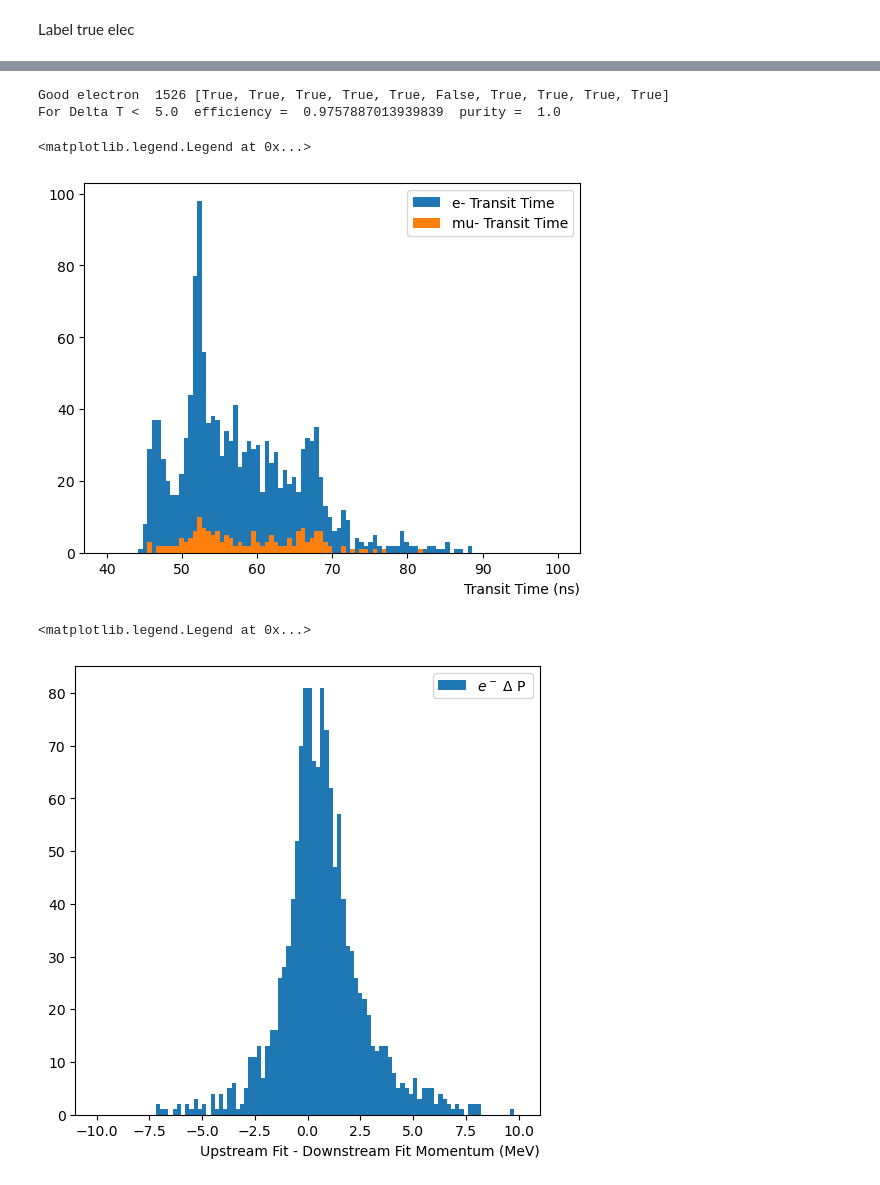
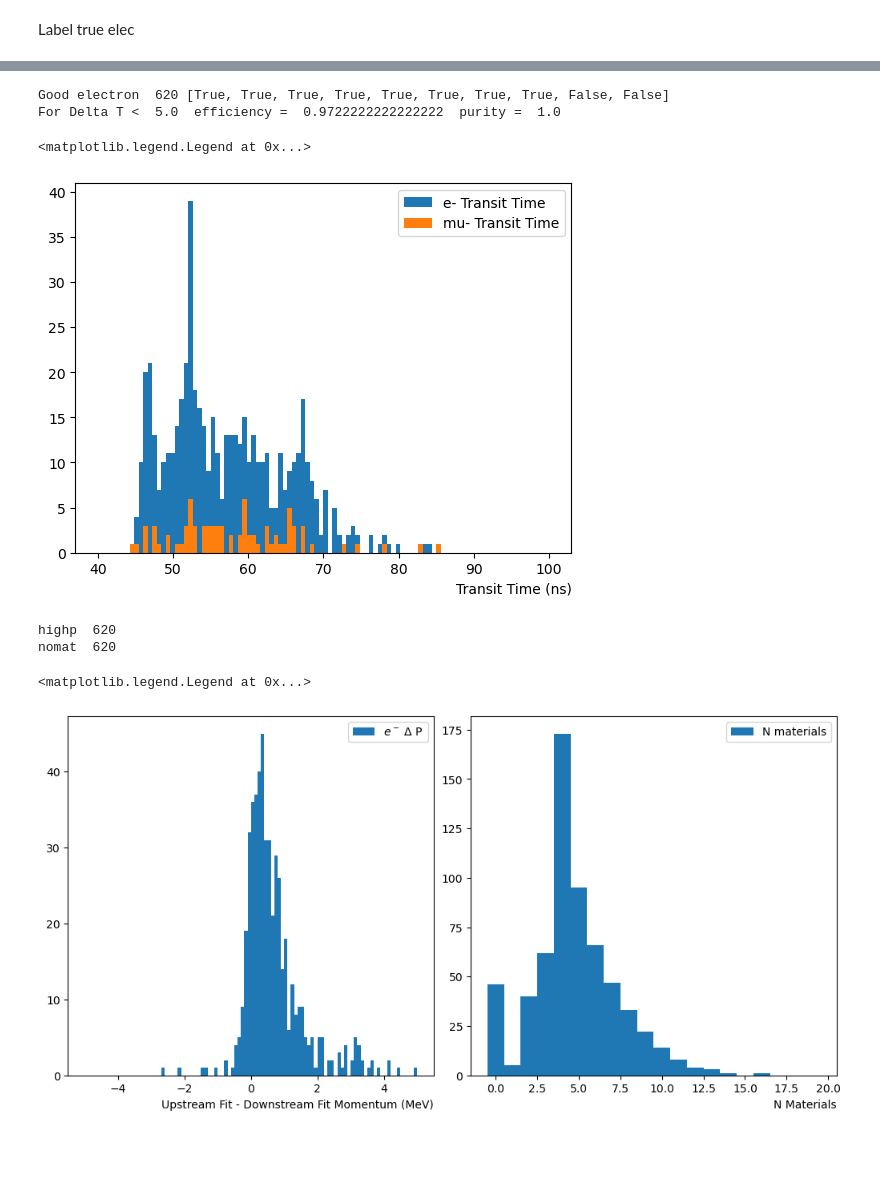
Before and after one commit to brownd1978/KKTrain, a Jupyter notebook: Reflections_em.ipynb, the cells around one changed output, grey strips where cells are left out. Cells and saved outputs as stored; diff of their text form; code cells hidden in the pictures; blank space fills up the shorter version.

```diff
--- a/Reflections_em.ipynb
+++ b/Reflections_em.ipynb
@@ -23,13 +24,17 @@ input_dataset = np.empty
 temp = np.empty
 signal = np.empty
 backgnd = np.empty
-files = ["/global/cfs/cdirs/m3712/Mu2e/TARef_test.root:TAReM/trkana"]
+#files = ["/global/cfs/cdirs/m3712/Mu2e/TARef_v7.root:TAReM/trkana"]
+files = ["/Users/brownd/data/TARef_40.root:TAReM/trkana"]
 
 up_up_time = []
 up_down_time = []
 down_down_time = []
 upmcpdg = []
 downmcpdg = []
+upmc_px = []
+upmc_py = []
+upmc_pz = []
 up_px = []
 up_py = []
 up_pz = []
@@ -71,6 +76,7 @@ for batch,rep in uproot.iterate(files,filter_name="/trk|trkfit|trkmcsim/i",repor
     downtrkmcsim = downtrkmcsim[has_all]
     upmcpdg.extend(uptrkmcsim['pdg'])
     downmcpdg.extend(downtrkmcsim['pdg'])
+
     up_px.extend(ak.flatten(upstream[has_all][up_down]['mom']['fCoordinates']['fX']))
     up_py.extend(ak.flatten(upstream[has_all][up_down]['mom']['fCoordinates']['fY']))
     up_pz.extend(ak.flatten(upstream[has_all][up_down]['mom']['fCoordinates']['fZ']))
@@ -99,16 +105,10 @@ for dpdg in deltapdg :
     decay.append(dpdg != 0)
 decay = np.array(decay)
 
-#print("NIPA_up",len(nipa_up),nipa_up[:10])
-
-up_px = np.square(up_px)
-up_py = np.square(up_py)
-up_pz = np.square(up_pz)
-down_px = np.square(down_px)
-down_py = np.square(down_py)
-down_pz = np.square(down_pz)
-up_mom = np.sqrt(np.add(up_px,up_py,up_pz))
-down_mom = np.sqrt(np.add(down_px,down_py,down_pz))
+up_mom2 = np.square(up_px) + np.square(up_py) + np.square(up_pz)
+up_mom = np.sqrt(up_mom2)
+down_mom2 = np.square(down_px) + np.square(down_py) + np.square(down_pz)
+down_mom = np.sqrt(down_mom2)
 
 nipa = np.add(nipa_up,nipa_down)
 nst = np.add(nst_up,nst_down)
@@ -181,8 +189,8 @@ eff = good_em.sum()/true_em.sum()
 pur = true_good_em.sum()/good_em.sum()
 print("For Delta T < ", max_tdiff , " efficiency = ",eff," purity = ",pur)
 # %% [output]
-Good electron  1526 [True, True, True, True, True, False, True, True, True, True]
-For Delta T <  5.0  efficiency =  0.9757887013939839  purity =  1.0
+Good electron  620 [True, True, True, True, True, True, True, True, False, False]
+For Delta T <  5.0  efficiency =  0.9722222222222222  purity =  1.0
 # %%
 transit_time = np.subtract(up_down_time,up_up_time)
 em_transit_time = transit_time[true_em]
@@ -193,33 +201,39 @@ plt.xlabel('Transit Time (ns)', loc='right')
 plt.legend()
 # %% [output]
 <matplotlib.legend.Legend at 0x...>
-[figure, old version]
+[figure, new version]
 # %%
 mom_diff = np.subtract(up_mom,down_mom)
 nomat = []
 for nm in nmat :
-    nomat.append( nm ==0 )
-nomat = np.array(nomat)
+    nomat.append( nm <4 )
+print("highp ",len(highp))
+print("nomat ",len(nomat))
 good_em_nomat = np.logical_and(nomat,good_em)
 
 em_mom_diff = mom_diff[good_em]
 em_mom_diff_nomat = mom_diff[good_em_nomat]
 nmat_good = nmat[good_em]
 up_mom_good = up_mom[good_em]
 
-#fig, (ax0, ax1, ax2)  = plt.subplots(1,3,layout='constrained', figsize=(15,4))
-fig, (ax0)  = plt.subplots(1,1,layout='constrained', figsize=(5,5))
-#ax0.hist(em_mom_diff,label="$e^-$ $\Delta$ P", histtype='step', bins=100,range=(-10,10))
-ax0.hist(em_mom_diff,label="$e^-$ $\Delta$ P",bins=100,range=(-10,10))
-#ax0.hist(em_mom_diff_nomat,label="e- Upstream - Downstream Momentum (No Material)", histtype='step', bins=100,range=(-10,10))
+fig, (ax0, ax1 )  = plt.subplots(1,2,layout='constrained', figsize=(10,5))
+ax0.hist(em_mom_diff,label="$e^-$ $\Delta$ P",bins=100,range=(-5,5))
 ax0.set_xlabel("Upstream Fit - Downstream Fit Momentum (MeV)",loc='right')
 ax0.legend()
+#ax1.hist(em_mom_diff_nomat,label="$e^-$ $\Delta$ P",bins=100,range=(-10,10))
+#ax1.set_xlabel("Upstream Fit - Downstream Fit Momentum (MeV)",loc='right')
+#ax1.legend()
+ax1.hist(nmat,label="N materials",bins=20,range=(-0.5,19.5))
+ax1.set_xlabel("N Materials",loc='right')
+ax1.legend()
 #ax1.hist2d(nmat_good,em_mom_diff,bins=(15,100),range=([0,15],[-5,5]),norm=mpl.colors.LogNorm())
 #ax1.set_xlabel("N Material Xings",loc='right')
 #ax1.set_ylabel("Delta P (MeV)",loc='top')
 #ax2.hist2d(up_mom_good,em_mom_diff,bins=(20,100),range=([40,150],[-5,5]),norm=mpl.colors.LogNorm())
 #ax2.set_xlabel("Upstream P (MeV)",loc='right')
 #ax2.set_ylabel("Delta P (MeV)",loc='top')
 # %% [output]
-<matplotlib.legend.Legend at 0x...>
+highp  620
+nomat  620
+<matplotlib.legend.Legend at 0x...>
-[figure, old version]
+[figure, new version]
```
Also changed, not shown: parts of 5 cells of this notebook, 1 other file.
